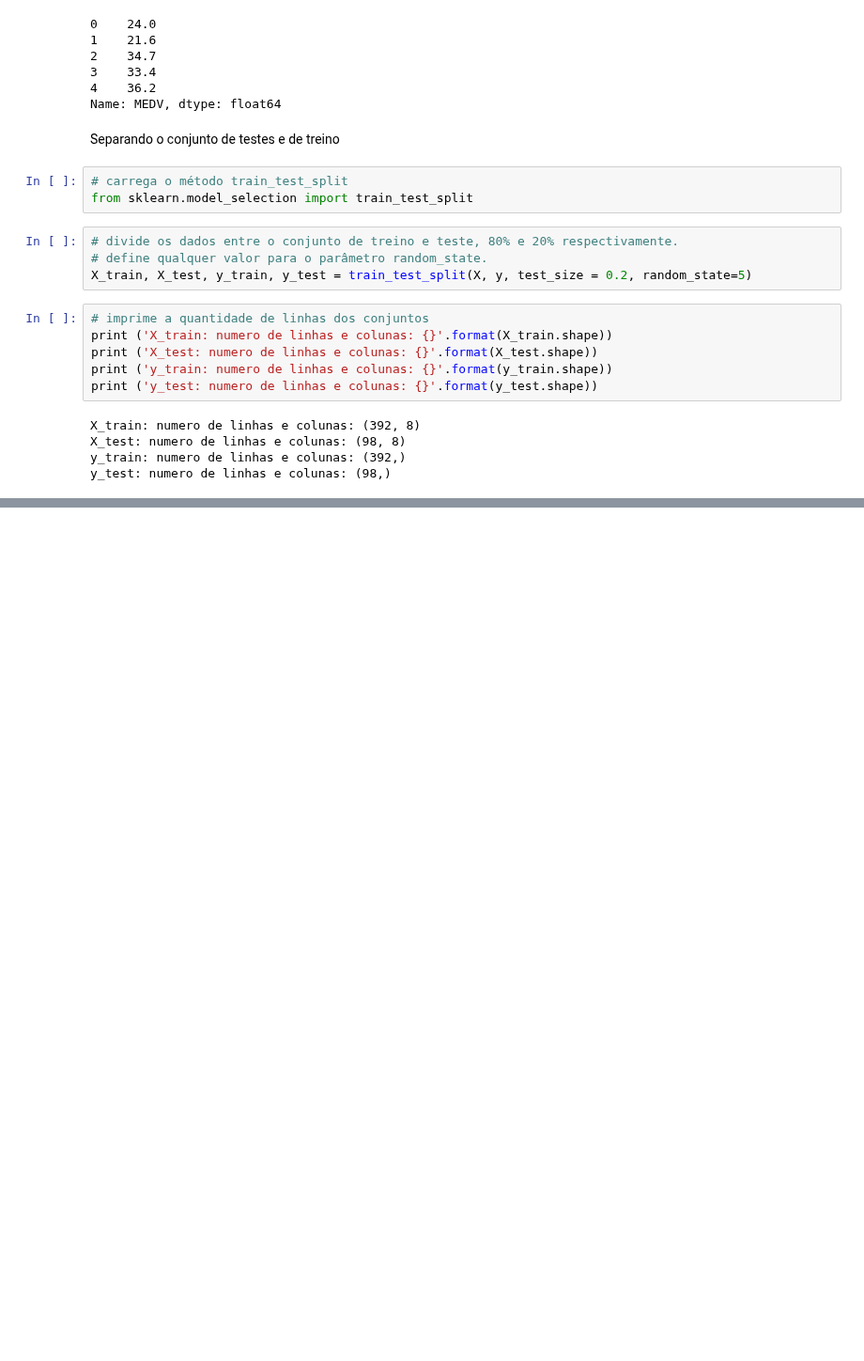
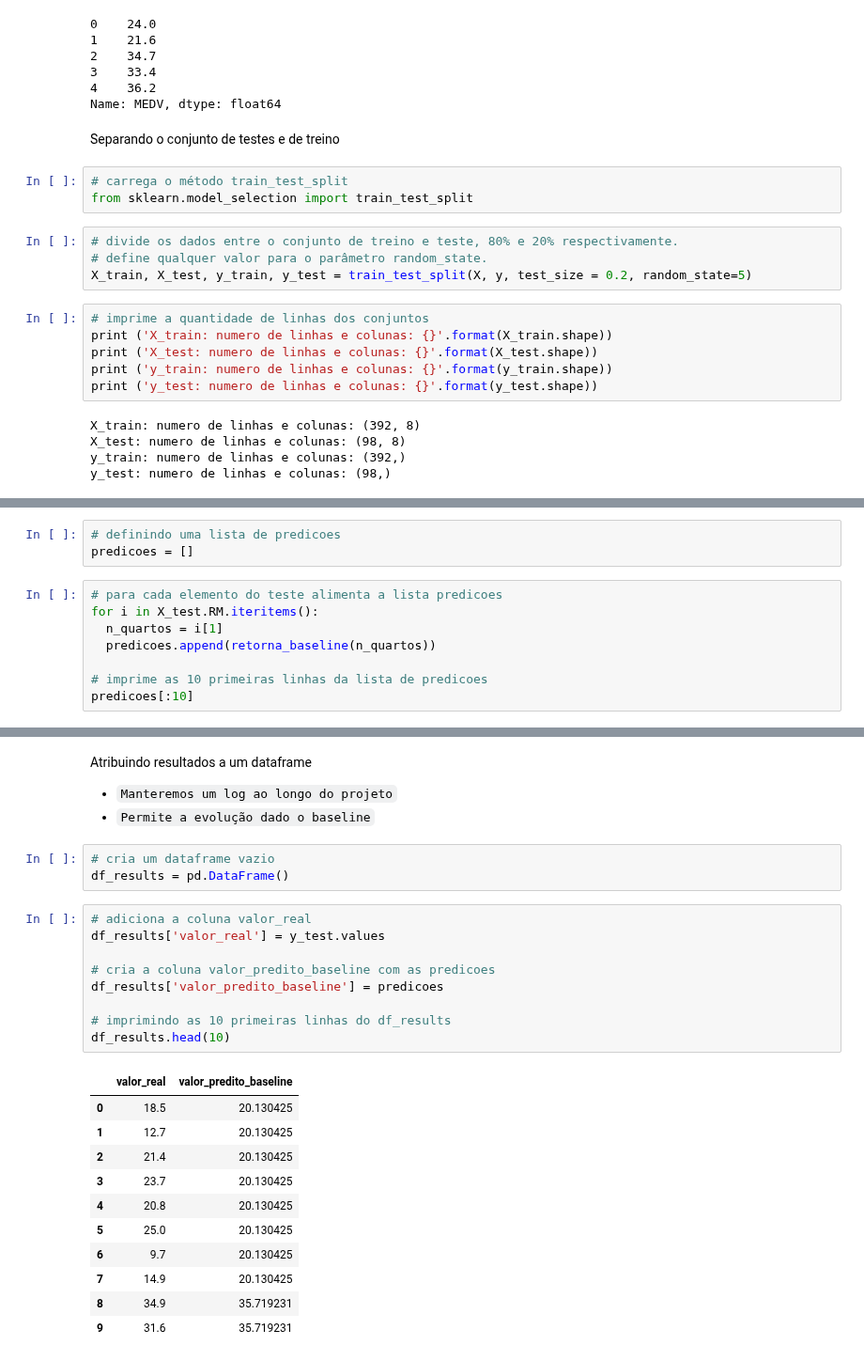
Before and after one commit to AyrtonCossuol/boston-test-dataset-analysis, a Jupyter notebook: boston-test-dataset-analysis/boston_dataset.ipynb, the cells around one changed output, grey strips where cells are left out. Shown at 94% size. Cells and saved outputs as stored; diff of their text form; blank space fills up the shorter version.

```diff
--- a/boston-test-dataset-analysis/boston_dataset.ipynb
+++ b/boston-test-dataset-analysis/boston_dataset.ipynb
@@ -462,0 +475,11 @@ y_test: numero de linhas e colunas: (98,)
+# %%
+# definindo uma lista de predicoes
+predicoes = []
+# %%
+# para cada elemento do teste alimenta a lista predicoes
+for i in X_test.RM.iteritems():
+  n_quartos = i[1]
+  predicoes.append(retorna_baseline(n_quartos))
+
+# imprime as 10 primeiras linhas da lista de predicoes
+predicoes[:10]
@@ -462,0 +497,29 @@ y_test: numero de linhas e colunas: (98,)
+# %% [markdown]
+Atribuindo resultados a um dataframe
+
+-   `Manteremos um log ao longo do projeto`
+-   `Permite a evolução dado o baseline`
+# %%
+# cria um dataframe vazio
+df_results = pd.DataFrame()
+# %%
+# adiciona a coluna valor_real
+df_results['valor_real'] = y_test.values
+
+# cria a coluna valor_predito_baseline com as predicoes
+df_results['valor_predito_baseline'] = predicoes
+
+# imprimindo as 10 primeiras linhas do df_results
+df_results.head(10)
+# %% [output]
+|  | valor_real | valor_predito_baseline |
+| 0 | 18.5 | 20.130425 |
+| 1 | 12.7 | 20.130425 |
+| 2 | 21.4 | 20.130425 |
+| 3 | 23.7 | 20.130425 |
+| 4 | 20.8 | 20.130425 |
+| 5 | 25.0 | 20.130425 |
+| 6 | 9.7 | 20.130425 |
+| 7 | 14.9 | 20.130425 |
+| 8 | 34.9 | 35.719231 |
+| 9 | 31.6 | 35.719231 |
```
Also changed, not shown: parts of 4 cells of this notebook.
